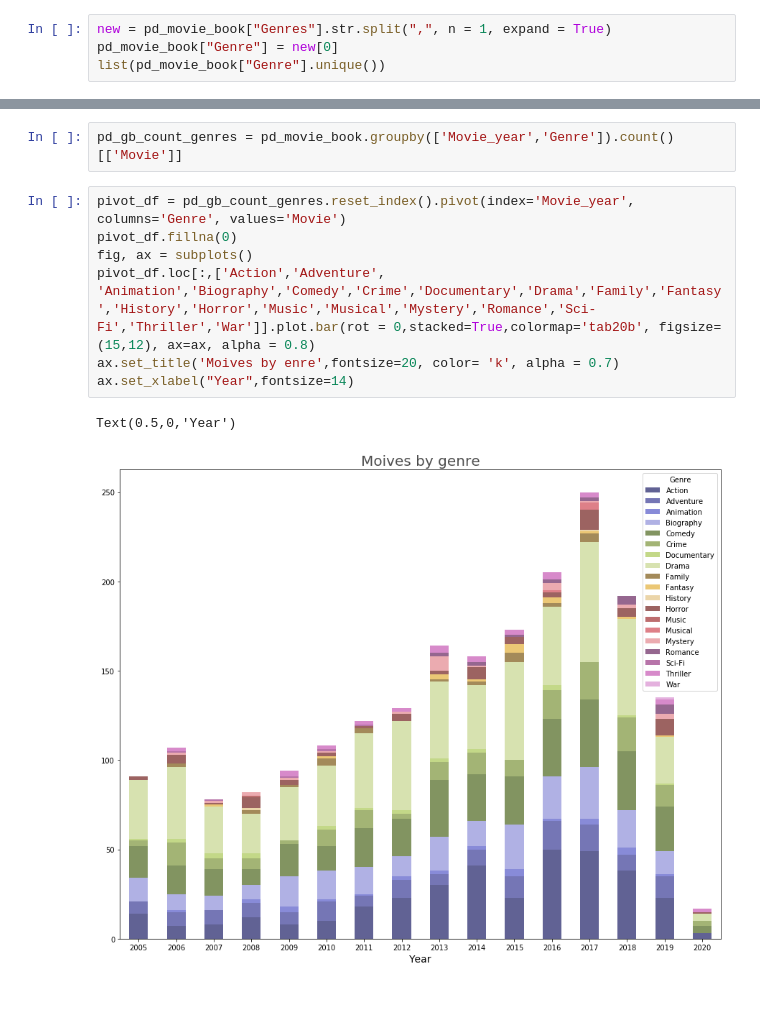
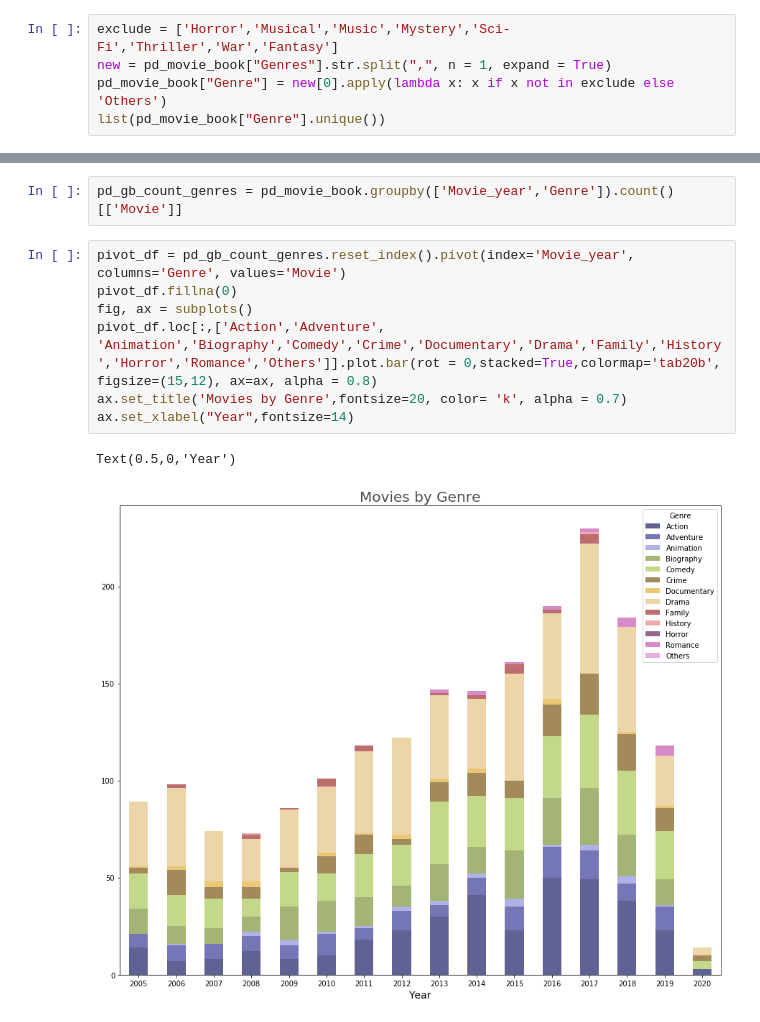
Before and after one commit to jankichauhan/Captsone_Goodreads_Imdb, a Jupyter notebook: Imdb_data_load.ipynb, the cells around one changed output, grey strips where cells are left out. Cells and saved outputs as stored; diff of their text form.

```diff
--- a/Imdb_data_load.ipynb
+++ b/Imdb_data_load.ipynb
@@ -531,8 +531,9 @@ pd_gb_count = pd_movie_book.groupby('Movie_year').count()[['Movie']]
 # %%
 pd_gb_ratings = pd_movie_book.groupby('Movie_year').mean()[['normalize_movie_ratings','Book_ratings']]
 # %%
+exclude = ['Horror','Musical','Music','Mystery','Sci-Fi','Thriller','War','Fantasy']
 new = pd_movie_book["Genres"].str.split(",", n = 1, expand = True)
-pd_movie_book["Genre"] = new[0]
+pd_movie_book["Genre"] = new[0].apply(lambda x: x if x not in exclude else 'Others')
 list(pd_movie_book["Genre"].unique())
 # %% [output]
 [u'Adventure',
@@ -634,10 +628,10 @@ pd_gb_count_genres = pd_movie_book.groupby(['Movie_year','Genre']).count()[['Mov
 # %%
 pivot_df = pd_gb_count_genres.reset_index().pivot(index='Movie_year', columns='Genre', values='Movie')
 pivot_df.fillna(0)
 fig, ax = subplots()
-pivot_df.loc[:,['Action','Adventure', 'Animation','Biography','Comedy','Crime','Documentary','Drama','Family','Fantasy','History','Horror','Music','Musical','Mystery','Romance','Sci-Fi','Thriller','War']].plot.bar(rot = 0,stacked=True,colormap='tab20b', figsize=(15,12), ax=ax, alpha = 0.8)
-ax.set_title('Moives by enre',fontsize=20, color= 'k', alpha = 0.7)
+pivot_df.loc[:,['Action','Adventure', 'Animation','Biography','Comedy','Crime','Documentary','Drama','Family','History','Horror','Romance','Others']].plot.bar(rot = 0,stacked=True,colormap='tab20b', figsize=(15,12), ax=ax, alpha = 0.8)
+ax.set_title('Movies by Genre',fontsize=20, color= 'k', alpha = 0.7)
 ax.set_xlabel("Year",fontsize=14)
 # %% [output]
 Text(0.5,0,'Year')
-[figure, old version]
+[figure, new version]
```
Also changed, not shown: parts of 12 cells of this notebook, 1 other file.
